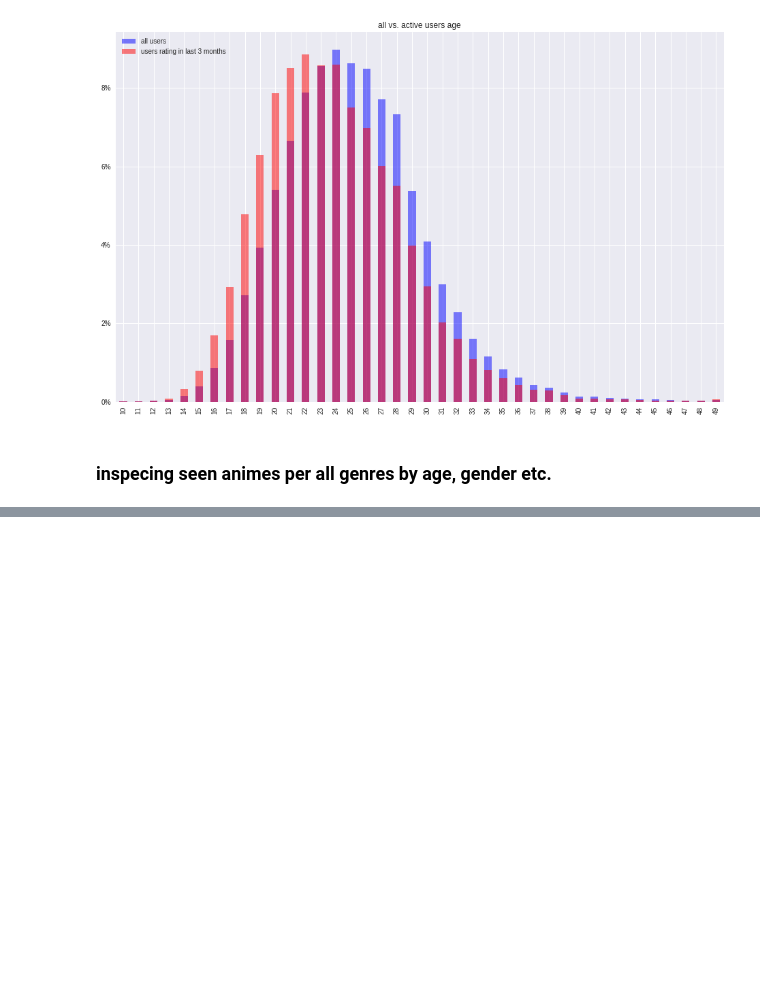
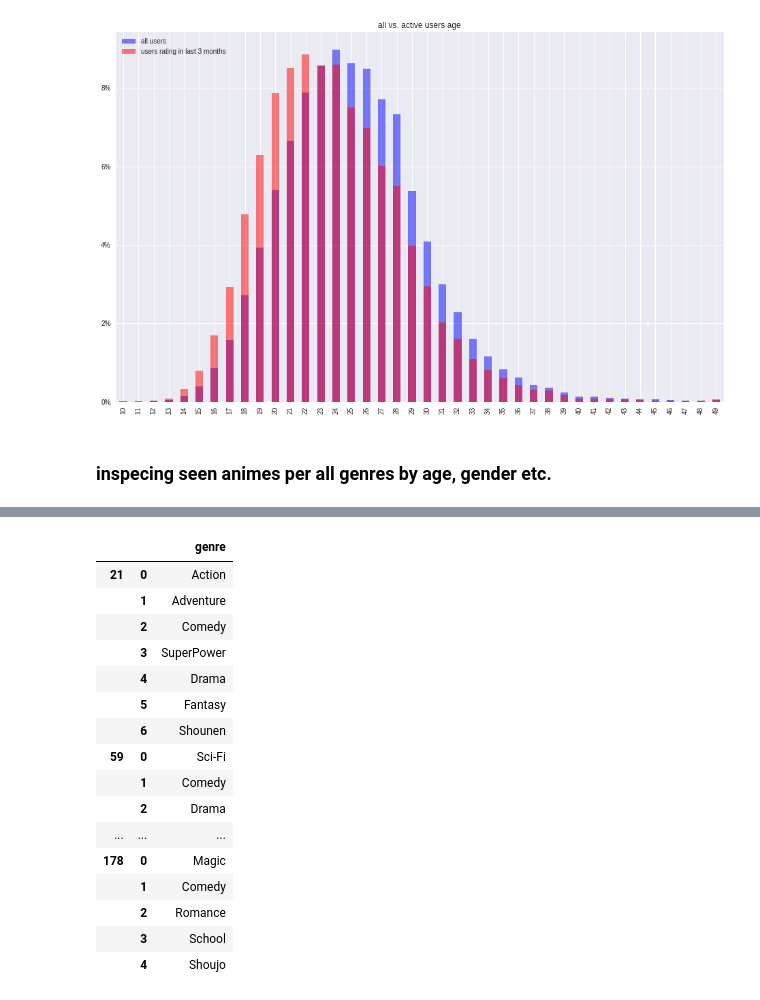
Before and after one commit to racinmat/mal-analysis, a Jupyter notebook: user_analysis.ipynb, the cells around one changed output, grey strips where cells are left out. Saved outputs shown, nothing was run; the diff lists cells and outputs as text; code cells hidden in the pictures; blank space fills up the shorter version.

```diff
--- a/user_analysis.ipynb
+++ b/user_analysis.ipynb
@@ -131,0 +202,21 @@ dtype: object
+# %%
+indices = pd.MultiIndex.from_tuples([(x[0], y) for i, x in enumerate(animelists.iloc[0:5][['anime_id', 'genres']].apply(lambda x: (x[0], x[1].replace(' ', '').split(',')), axis=1)) for y, _ in enumerate(x[1])])
+pd.Series([y for x in animelists.iloc[0:5]['genres'].apply(lambda x: x.replace(' ', '').split(',')) for y in x], index=indices).to_frame(name='genre')
+# %% [output]
+|  |  | genre |
+| 21 | 0 | Action |
+|  | 1 | Adventure |
+|  | 2 | Comedy |
+|  | 3 | SuperPower |
+|  | 4 | Drama |
+|  | 5 | Fantasy |
+|  | 6 | Shounen |
+| 59 | 0 | Sci-Fi |
+|  | 1 | Comedy |
+|  | 2 | Drama |
+| ... | ... | ... |
+| 178 | 0 | Magic |
+|  | 1 | Comedy |
+|  | 2 | Romance |
+|  | 3 | School |
+|  | 4 | Shoujo |
```
Also changed, not shown: parts of 12 cells of this notebook, 1 other file.
